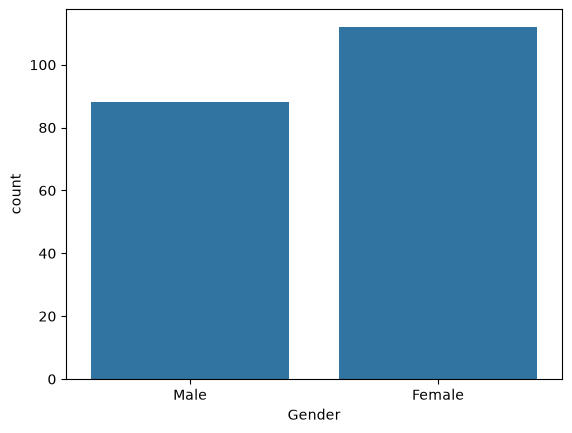
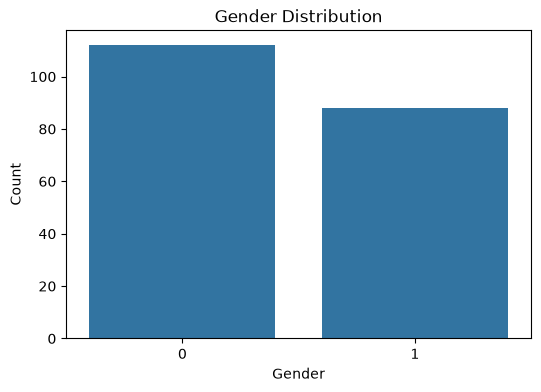
The change to this notebook cell's code, shown as a diff; its figure went from the first image to the second:
--- before
+++ after
@@ -1 +1,11 @@
+plt.figure(figsize=(6,4))
+
 sns.countplot(data=df, x="Gender")
+
+plt.title("Gender Distribution")
+plt.xlabel("Gender")
+plt.ylabel("Count")
+
+plt.savefig("../images/gender_distribution.png", dpi=300, bbox_inches="tight")
+
+plt.show()

Commit: Initial commit: Customer Segmentation using K-Means Clustering